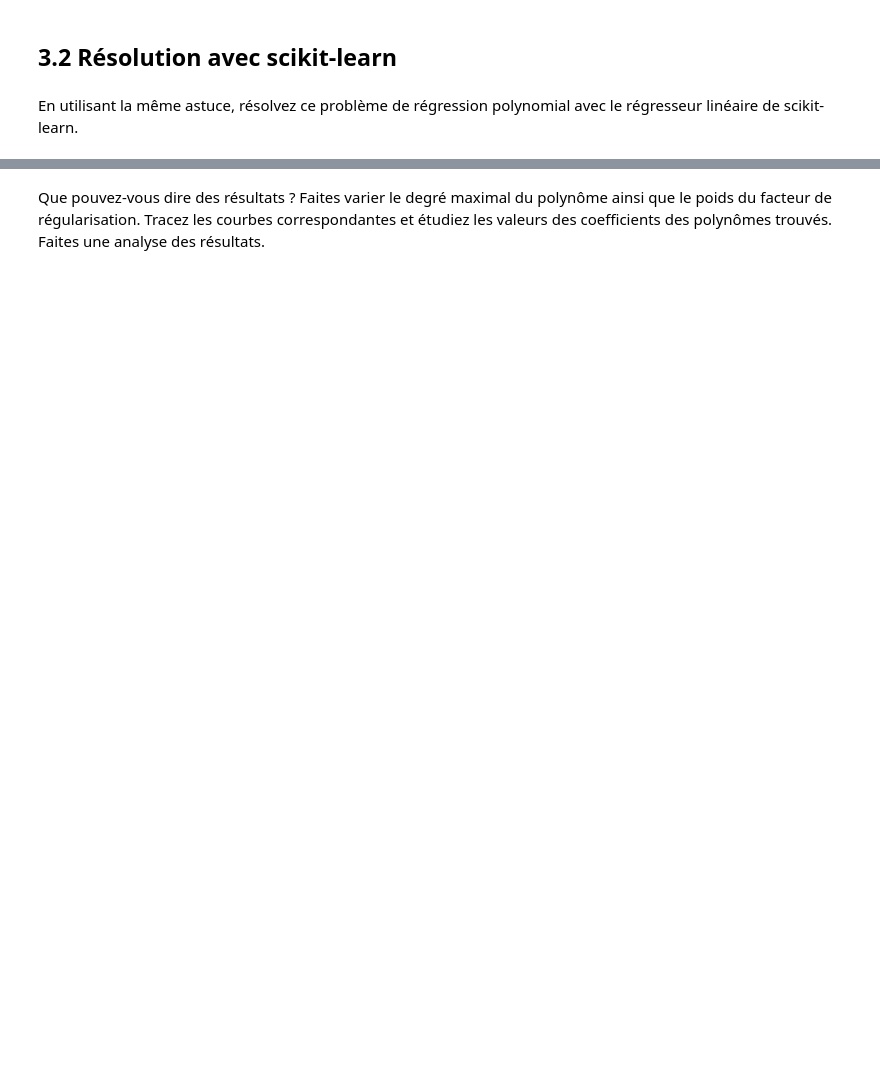
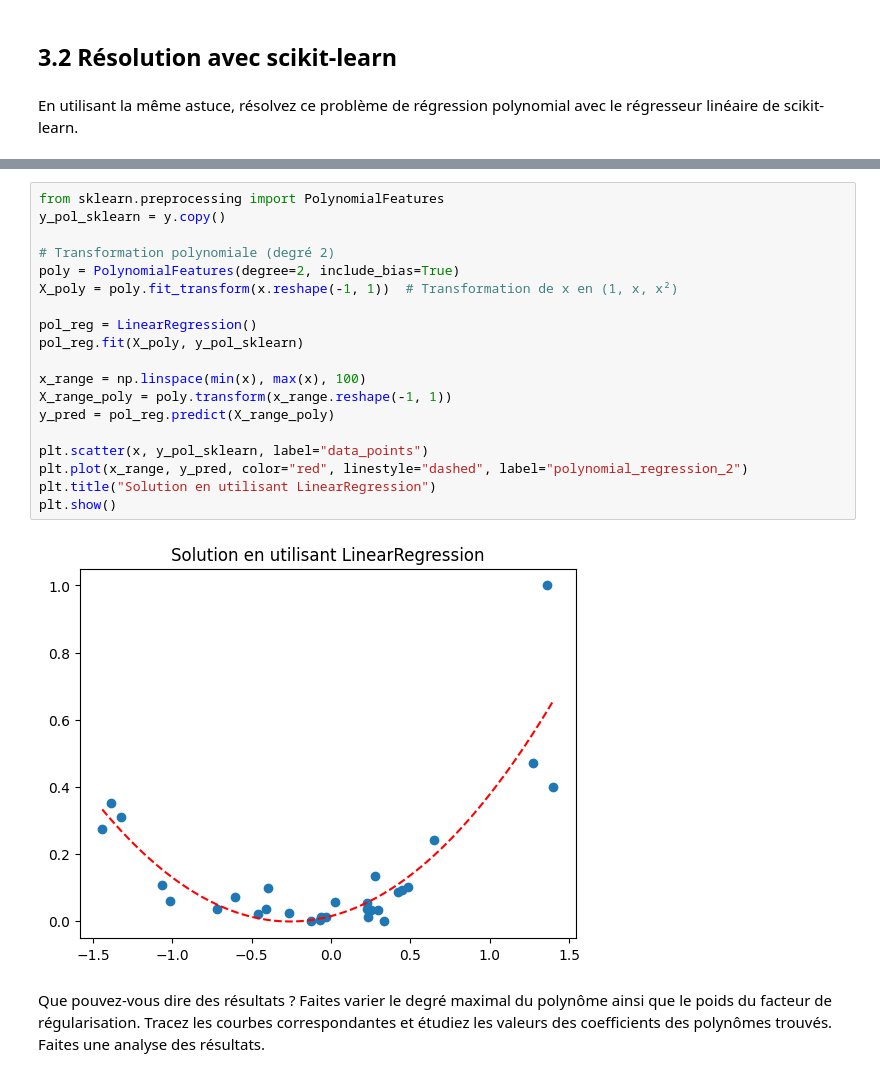
Before and after one commit to ViniciusGN/Kaggle-AI-Studies, a Jupyter notebook: Apprentissage/TP1_Vinicius_Nascimento.ipynb, the cells around one changed output, grey strips where cells are left out. Cells and saved outputs as stored; diff of their text form; blank space fills up the shorter version.

```diff
--- a/Apprentissage/TP1_Vinicius_Nascimento.ipynb
+++ b/Apprentissage/TP1_Vinicius_Nascimento.ipynb
@@ -747,3 +748,24 @@ En utilisant la même astuce, résolvez ce problème de régression polynomial a
+# %%
+from sklearn.preprocessing import PolynomialFeatures
+y_pol_sklearn = y.copy()
+
+# Transformation polynomiale (degré 2)
+poly = PolynomialFeatures(degree=2, include_bias=True)
+X_poly = poly.fit_transform(x.reshape(-1, 1))  # Transformation de x en (1, x, x²)
+
+pol_reg = LinearRegression()
+pol_reg.fit(X_poly, y_pol_sklearn)
+
+x_range = np.linspace(min(x), max(x), 100)
+X_range_poly = poly.transform(x_range.reshape(-1, 1))
+y_pred = pol_reg.predict(X_range_poly)
+
+plt.scatter(x, y_pol_sklearn, label="data_points")
+plt.plot(x_range, y_pred, color="red", linestyle="dashed", label="polynomial_regression_2")
+plt.title("Solution en utilisant LinearRegression")
+plt.show()
+# %% [output]
+[figure, added]
 # %% [markdown]
 Que pouvez-vous dire des résultats ? Faites varier le degré maximal du polynôme ainsi que le poids du
 facteur de régularisation. Tracez les courbes correspondantes et étudiez les valeurs des coefficients des
```
Also changed, not shown: parts of 20 cells of this notebook.
